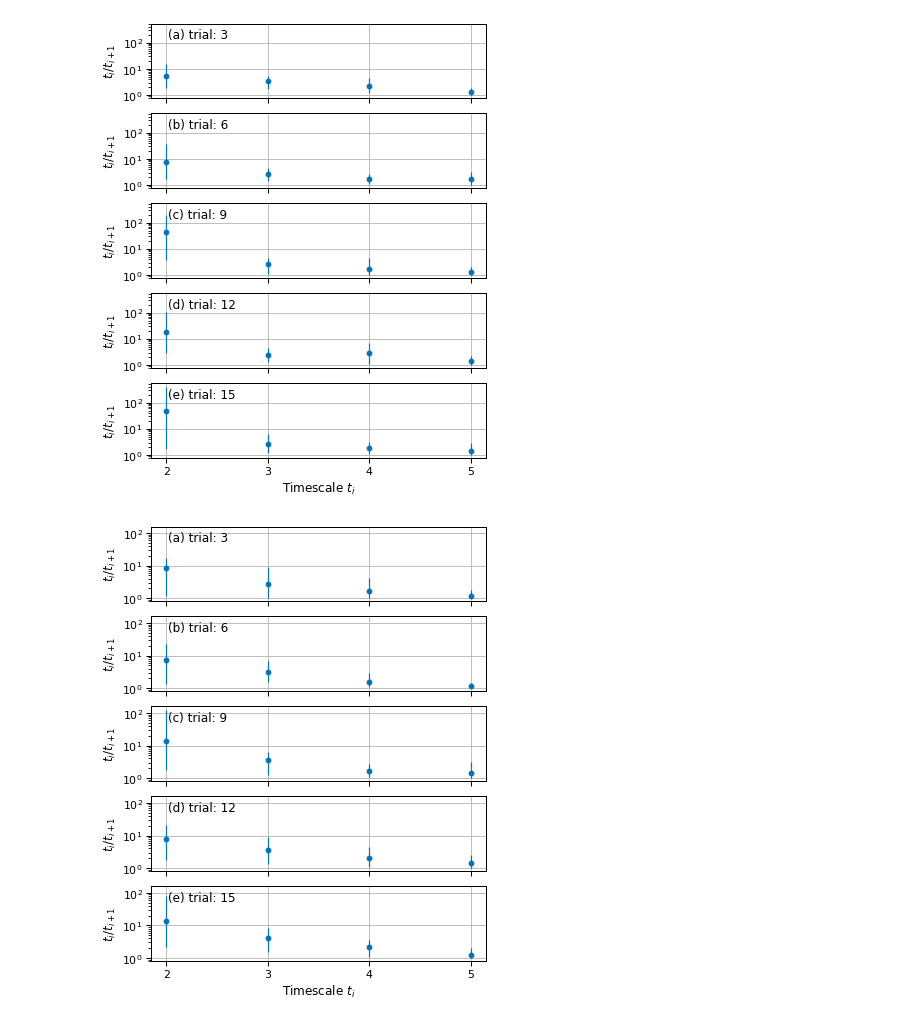
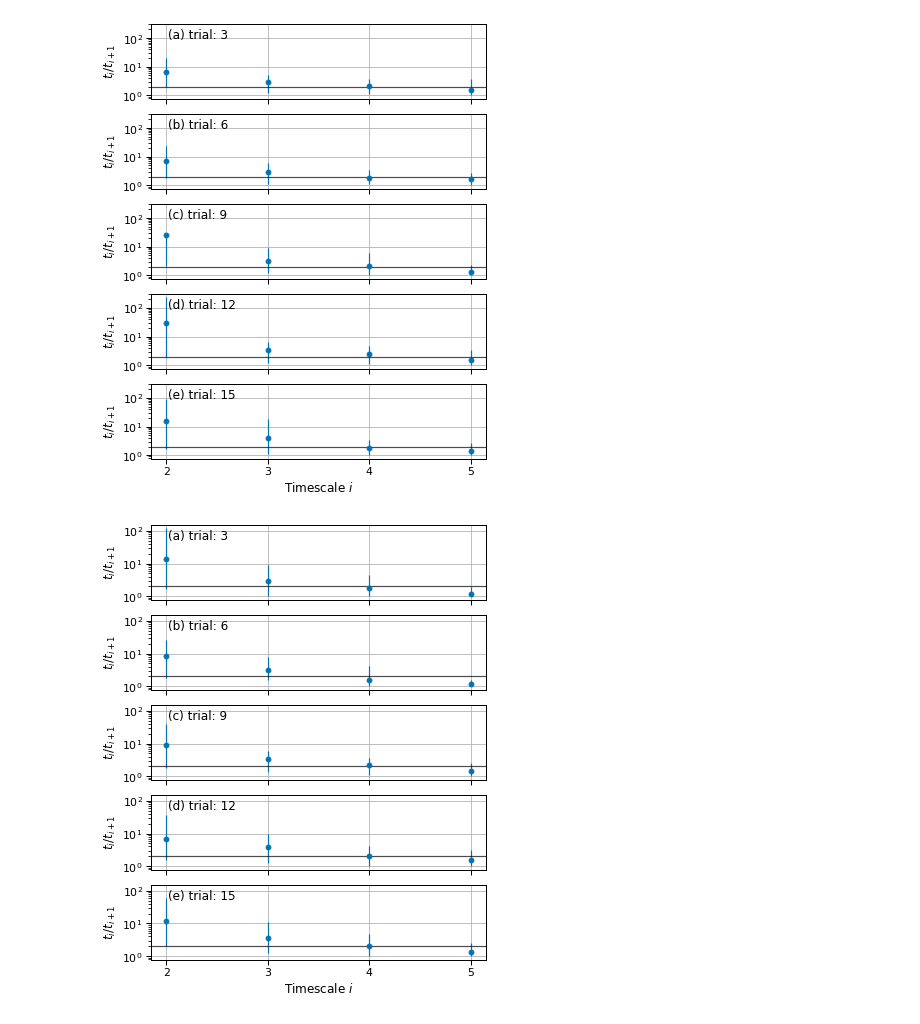
Before and after one commit to RobertArbon/Mal_L, a Jupyter notebook: 5b_determin_lag_time.ipynb, the cells around one changed output. Drawn from its saved outputs; the diff is of its cells as text; code cells hidden in the pictures.

Commit message:
determine lag time uses 100 bootstrap samples now. ratio figures include r = 2 line for visual aid

```diff
--- a/5b_determin_lag_time.ipynb
+++ b/5b_determin_lag_time.ipynb
@@ -92,33 +92,36 @@ lag_ix = np.where(lags==lag)[0][0]
 new_features = [features[-1]]
 new_feature_names = [feature_names[-1]]
 for sim_name in sim_names:
     letters = list('abcdefghijklmnopqrstuvwxyz')
 
     with sns.plotting_context('paper', font_scale=1.25):
         fig, axes = plt.subplots(n_trials, len(new_features), figsize=(6, 8), sharex=True, sharey=True)
         axes = axes.reshape(-1, 1)
         for j, feature in enumerate(new_features):
 
             file_paths = get_file_paths(sim_name, feature)
 
             for i, trial_path in enumerate(file_paths):
 
                 result = pickle.load(open(trial_path, 'rb'))
                 plot_ratios(axes[i, j], result[1], lag_ix=lag_ix)
 
                 trial_num = i*(len(features)) + j + 2 # to match with the above figure
                 axes[i, j].annotate(xy=(0.05, 0.8), xycoords='axes fraction', text=f"({letters[i*len(new_features) + j]}) trial: {trial_num+1}")
                 axes[i, j].set_yscale('log')
                 axes[i, j].xaxis.set_major_locator(ticker.MultipleLocator(1))
+                xlim  = axes[i, j].get_xlim()
+                axes[i, j].hlines(2, *xlim, color='k', alpha=0.7)
+                axes[i, j].set_xlim(*xlim)
                 axes[i, j].grid()
                 if j == 0:
                     axes[i, j].set_ylabel('$t_{i}/t_{i+1}$')
                 if i == n_trials-1:
-                    axes[i, j].set_xlabel('Timescale $t_{i}$')
+                    axes[i, j].set_xlabel('Timescale $i$')
 
 
 #             axes[0, -1].legend(bbox_to_anchor=(1, 1))
         plt.savefig(f"figures/{sim_name}_{feature}_timescale_ratio_plots.png")
 # %% [output]
-[figure, old version]
+[figure, new version]
-[figure, old version]
+[figure, new version]
```
Also changed, not shown: parts of 1 cell of this notebook, 2 other files.
